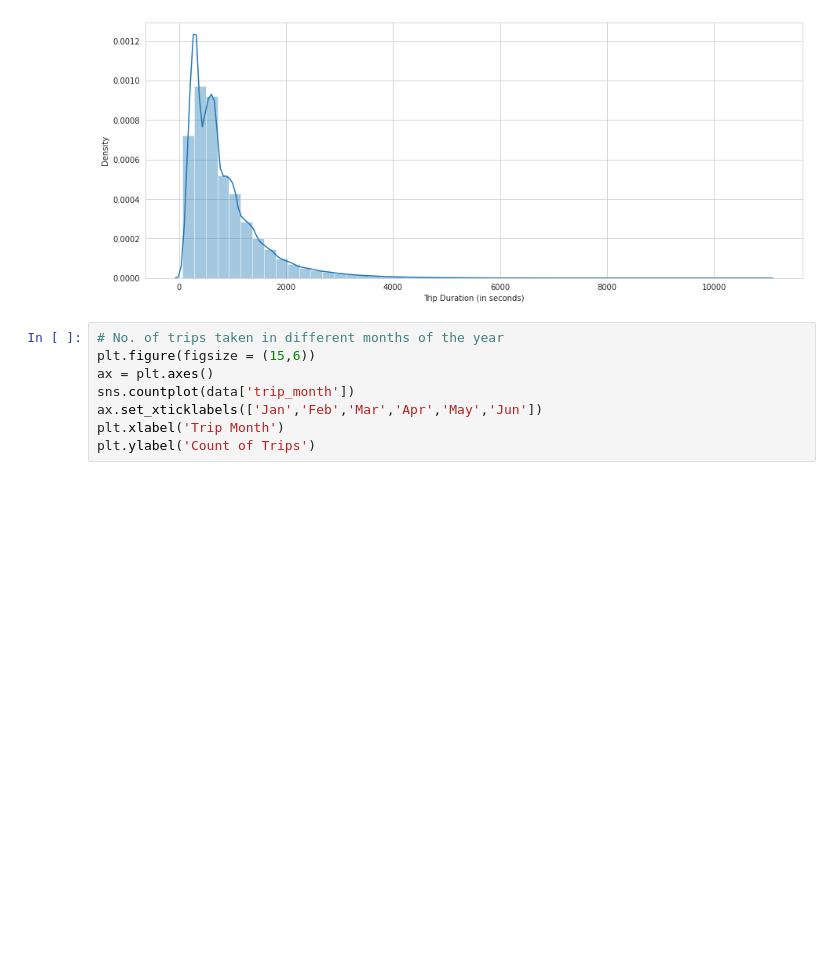
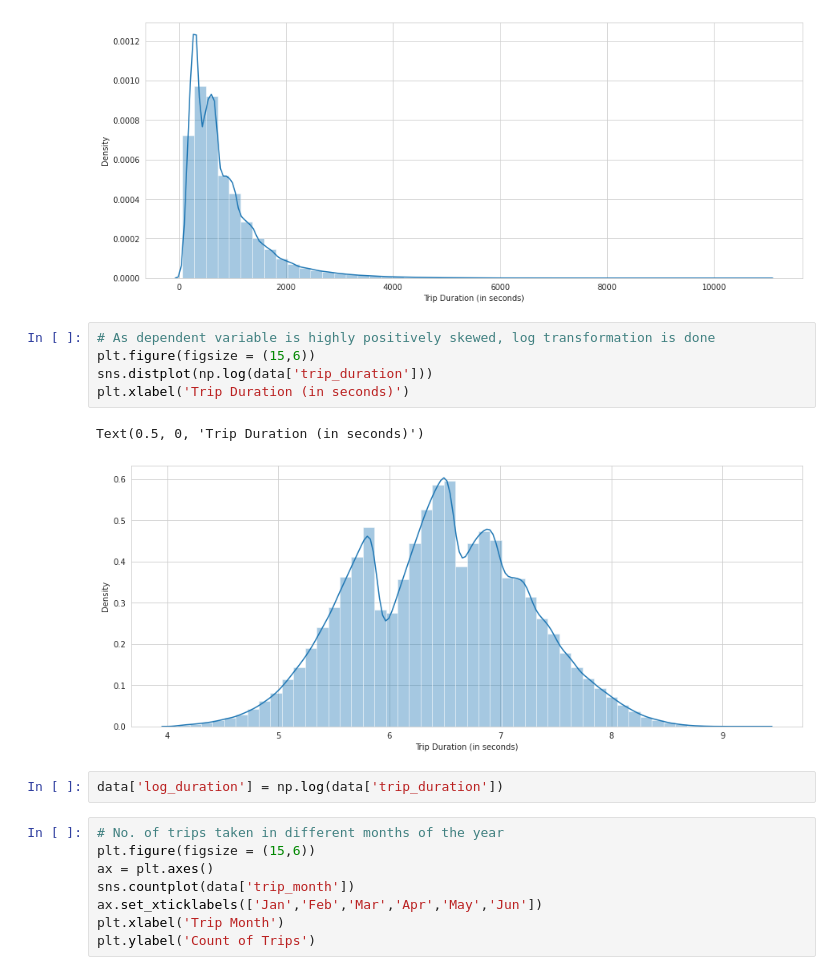
Before and after one commit to amolprabhu/NYC-Taxi-Duration-Prediction, a Jupyter notebook: NYC_Taxi_Capstone_Project.ipynb, the cells around one changed output. Drawn from its saved outputs; the diff is of its cells as text; blank space fills up the shorter version.

```diff
--- a/NYC_Taxi_Capstone_Project.ipynb
+++ b/NYC_Taxi_Capstone_Project.ipynb
@@ -283,6 +286,16 @@ plt.xlabel('Trip Duration (in seconds)')
 # %% [output]
 Text(0.5, 0, 'Trip Duration (in seconds)')
 [figure]
+# %%
+# As dependent variable is highly positively skewed, log transformation is done
+plt.figure(figsize = (15,6))
+sns.distplot(np.log(data['trip_duration']))
+plt.xlabel('Trip Duration (in seconds)')
+# %% [output]
+Text(0.5, 0, 'Trip Duration (in seconds)')
+[figure, added]
+# %%
+data['log_duration'] = np.log(data['trip_duration'])
 # %%
 # No. of trips taken in different months of the year
 plt.figure(figsize = (15,6))
```
Also changed, not shown: parts of 37 cells of this notebook.
